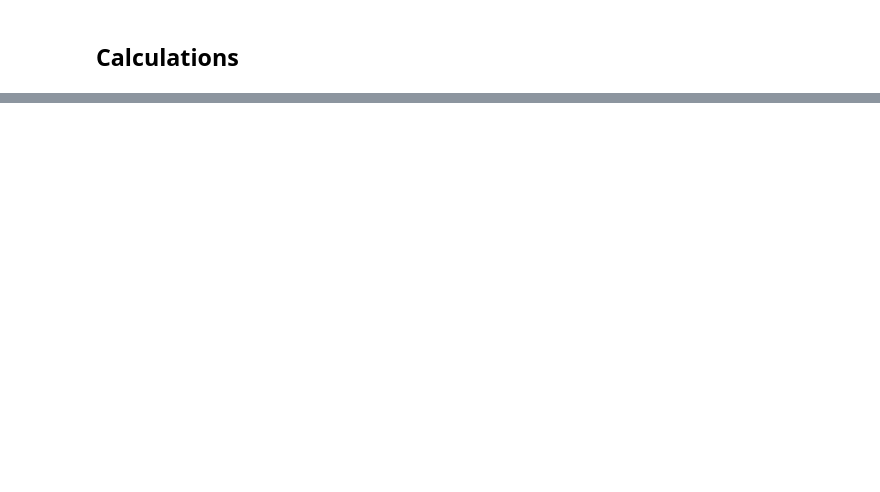
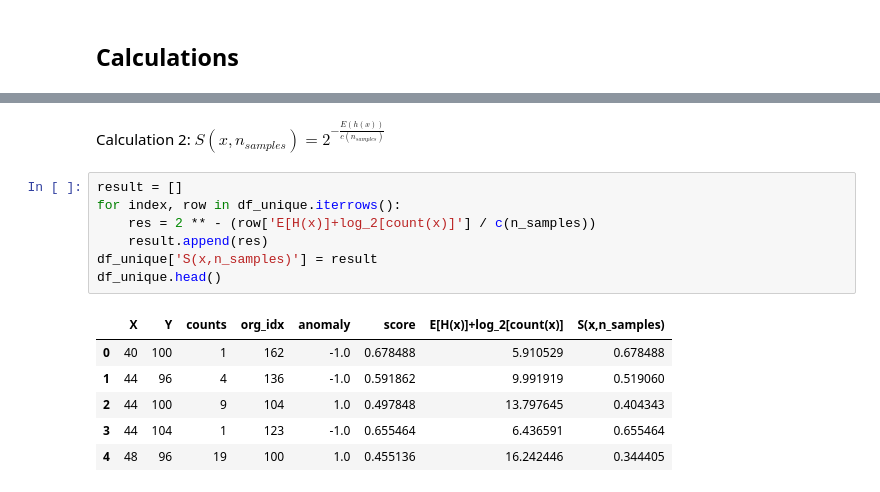
Before and after one commit to mlRosenquist/au-mlr-research-and-development-dedup, a Jupyter notebook: src/synthetic-dataset-2d.ipynb, the cells around one changed output, grey strips where cells are left out. Drawn from its saved outputs; the diff is of its cells as text; blank space fills up the shorter version.

```diff
--- a/src/synthetic-dataset-2d.ipynb
+++ b/src/synthetic-dataset-2d.ipynb
@@ -194,0 +231,16 @@ def c(n):
+# %% [markdown]
+Calculation 2: $S(x, n_{samples})=2^{-\frac{E(h(x))}{c(n_{samples})}}$
+# %%
+result = []
+for index, row in df_unique.iterrows():
+    res = 2 ** - (row['E[H(x)]+log_2[count(x)]'] / c(n_samples))
+    result.append(res)
+df_unique['S(x,n_samples)'] = result
+df_unique.head()
+# %% [output]
+|  | X | Y | counts | org_idx | anomaly | score | E[H(x)]+log_2[count(x)] | S(x,n_samples) |
+| 0 | 40 | 100 | 1 | 162 | -1.0 | 0.678488 | 5.910529 | 0.678488 |
+| 1 | 44 | 96 | 4 | 136 | -1.0 | 0.591862 | 9.991919 | 0.519060 |
+| 2 | 44 | 100 | 9 | 104 | 1.0 | 0.497848 | 13.797645 | 0.404343 |
+| 3 | 44 | 104 | 1 | 123 | -1.0 | 0.655464 | 6.436591 | 0.655464 |
+| 4 | 48 | 96 | 19 | 100 | 1.0 | 0.455136 | 16.242446 | 0.344405 |
```
Also changed, not shown: parts of 16 cells of this notebook, 8 other files.
